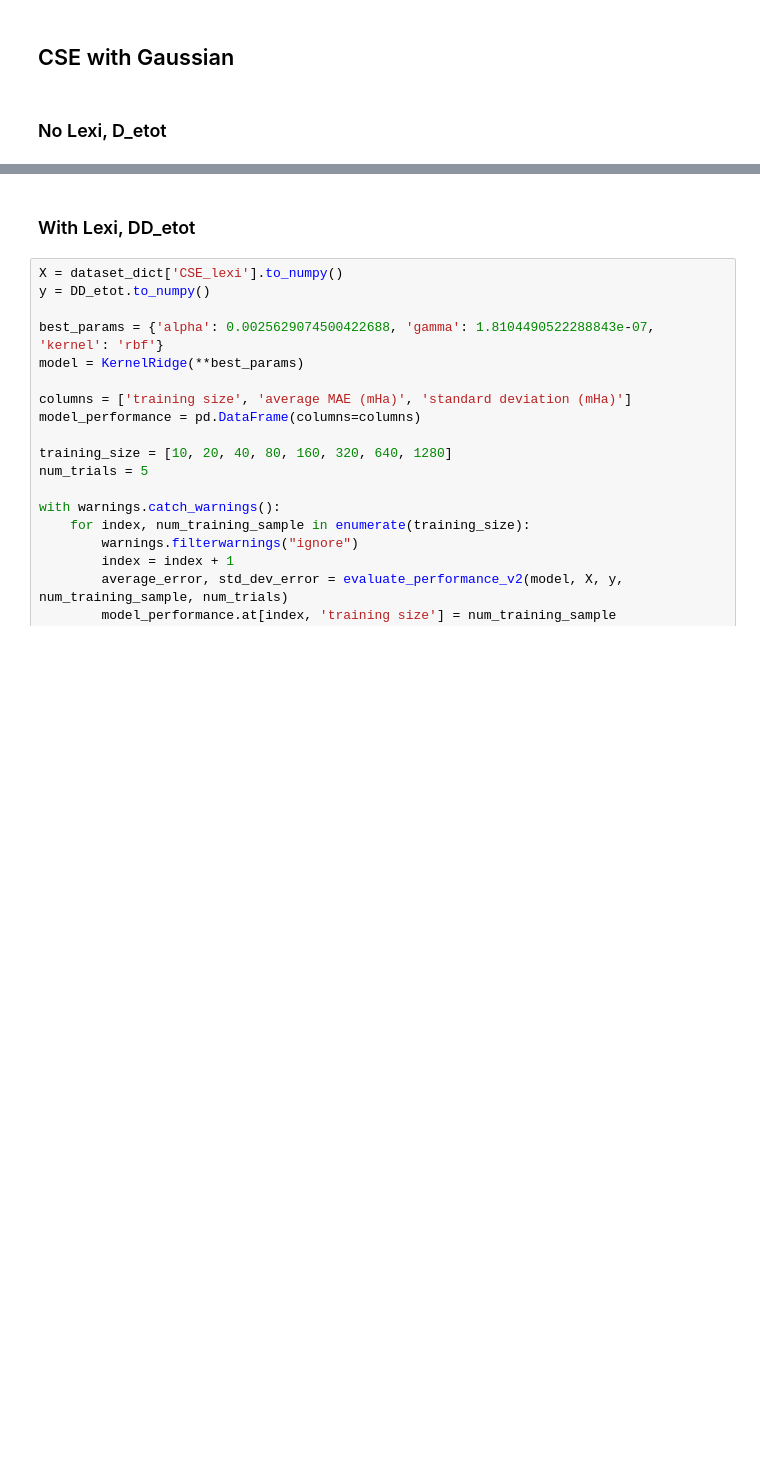
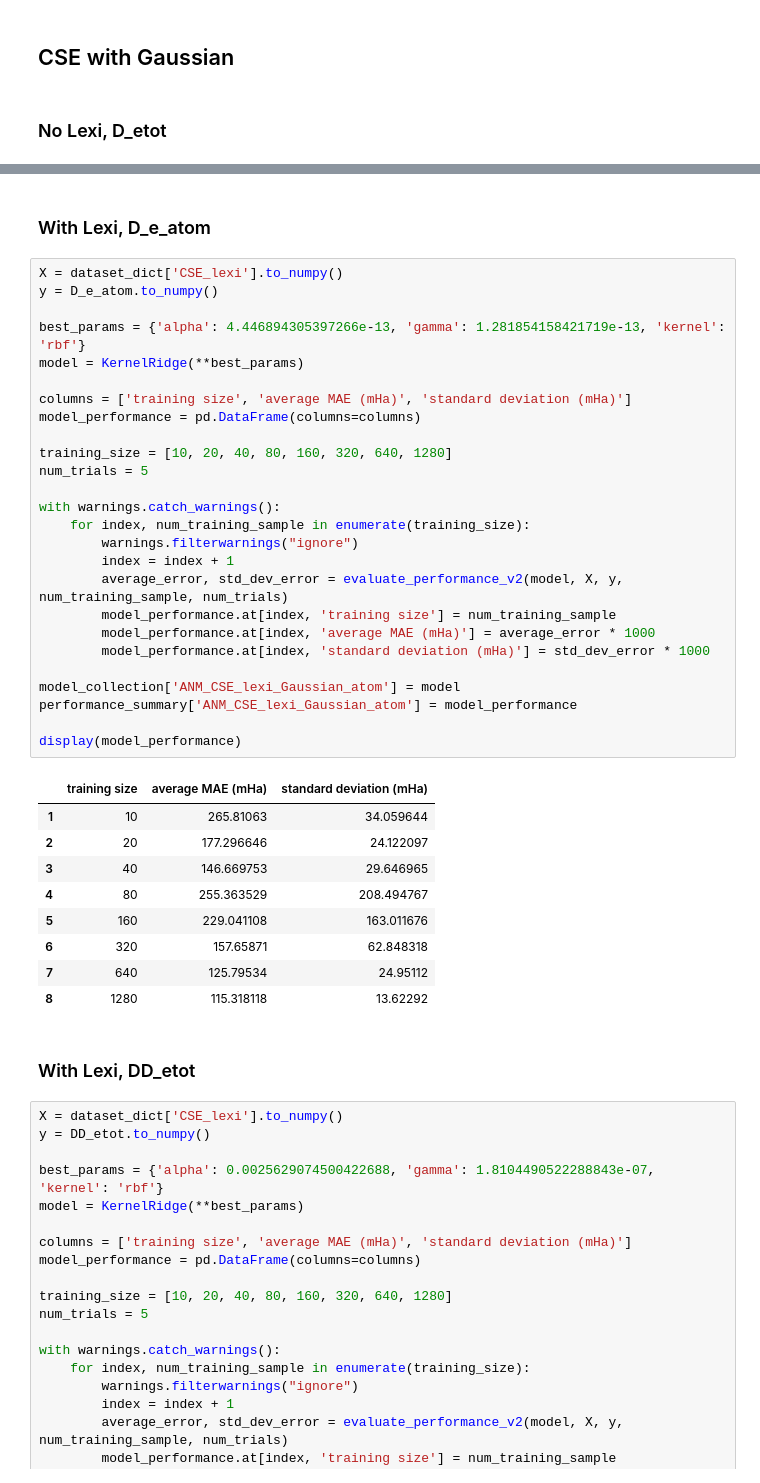
Before and after one commit to GabrielWu2004/Alchemical_Normal_Modes, a Jupyter notebook: [2]_ANM_with_coronene/main_code/performance_evaluation.ipynb, the cells around one changed output, grey strips where cells are left out. Drawn from its saved outputs; the diff is of its cells as text; blank space fills up the shorter version.

```diff
--- a/[2]_ANM_with_coronene/main_code/performance_evaluation.ipynb
+++ b/[2]_ANM_with_coronene/main_code/performance_evaluation.ipynb
@@ -111,3 +113,41 @@ display(model_performance)
+# %% [markdown]
+### With Lexi, D_e_atom ###
+# %%
+X = dataset_dict['CSE_lexi'].to_numpy()
+y = D_e_atom.to_numpy()
+
+best_params = {'alpha': 4.446894305397266e-13, 'gamma': 1.281854158421719e-13, 'kernel': 'rbf'}
+model = KernelRidge(**best_params)
+
+columns = ['training size', 'average MAE (mHa)', 'standard deviation (mHa)']
+model_performance = pd.DataFrame(columns=columns)
+
+training_size = [10, 20, 40, 80, 160, 320, 640, 1280]
+num_trials = 5
+
+with warnings.catch_warnings():
+    for index, num_training_sample in enumerate(training_size):
+        warnings.filterwarnings("ignore")
+        index = index + 1
+        average_error, std_dev_error = evaluate_performance_v2(model, X, y, num_training_sample, num_trials)
+        model_performance.at[index, 'training size'] = num_training_sample
+        model_performance.at[index, 'average MAE (mHa)'] = average_error * 1000
+        model_performance.at[index, 'standard deviation (mHa)'] = std_dev_error * 1000
+
+model_collection['ANM_CSE_lexi_Gaussian_atom'] = model
+performance_summary['ANM_CSE_lexi_Gaussian_atom'] = model_performance
+
+display(model_performance)
+# %% [output]
+|  | training size | average MAE (mHa) | standard deviation (mHa) |
+| 1 | 10 | 265.81063 | 34.059644 |
+| 2 | 20 | 177.296646 | 24.122097 |
+| 3 | 40 | 146.669753 | 29.646965 |
+| 4 | 80 | 255.363529 | 208.494767 |
+| 5 | 160 | 229.041108 | 163.011676 |
+| 6 | 320 | 157.65871 | 62.848318 |
+| 7 | 640 | 125.79534 | 24.95112 |
+| 8 | 1280 | 115.318118 | 13.62292 |
 # %% [markdown]
 ### With Lexi, DD_etot ###
 # %%
```
Also changed, not shown: parts of 9 cells of this notebook, 17 other files.
